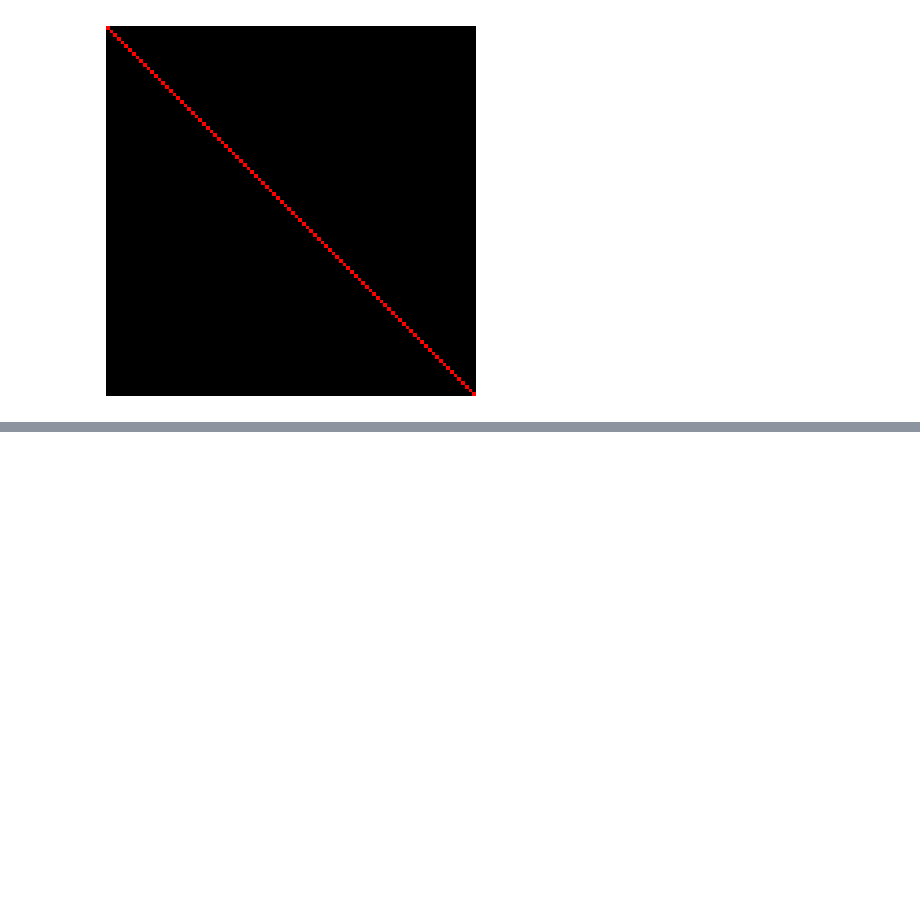
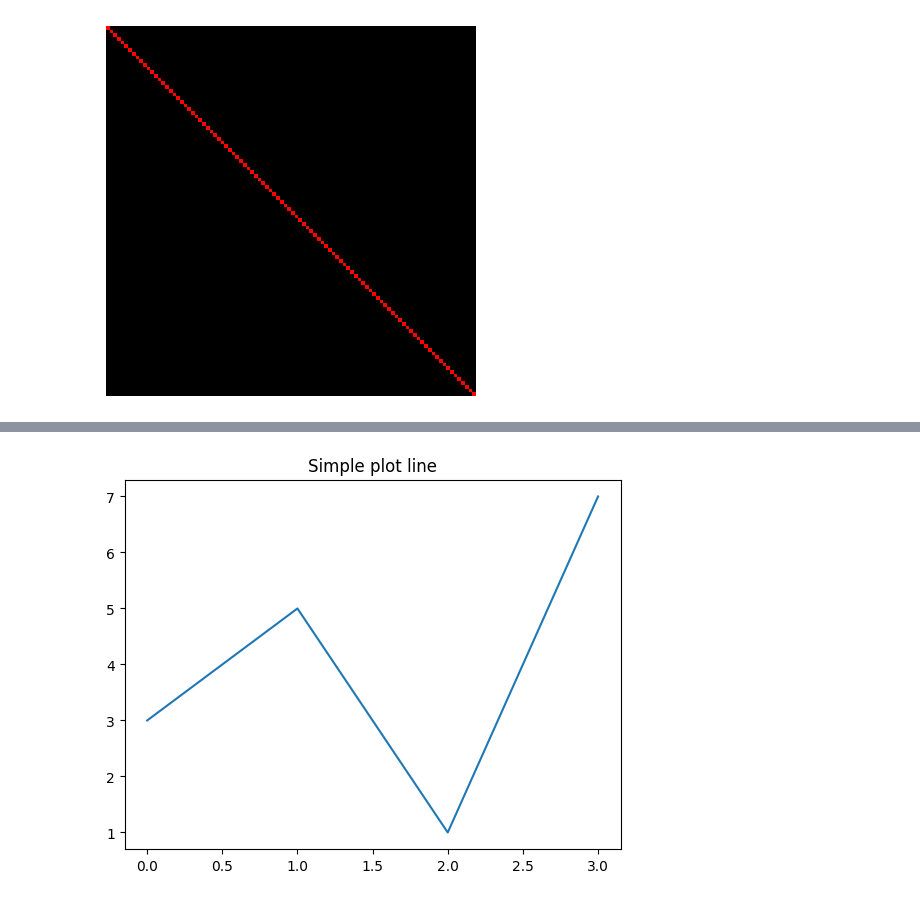
Before and after one commit to java-60TelRan/python-ai, a Jupyter notebook: img-processing.ipynb, the cells around one changed output, grey strips where cells are left out. Cells and saved outputs as stored; diff of their text form; code cells hidden in the pictures; blank space fills up the shorter version.

```diff
--- a/img-processing.ipynb
+++ b/img-processing.ipynb
@@ -23,0 +42,7 @@ plt.show()
+# %%
+values = np.array([3, 5, 1, 7])
+plt.plot(values)
+plt.title("Simple plot line")
+plt.show()
+# %% [output]
+[figure, added]
```
Also changed, not shown: parts of 6 cells of this notebook, 1 other file.
